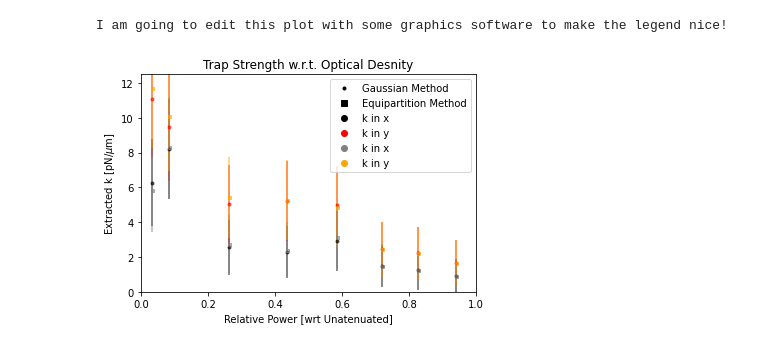
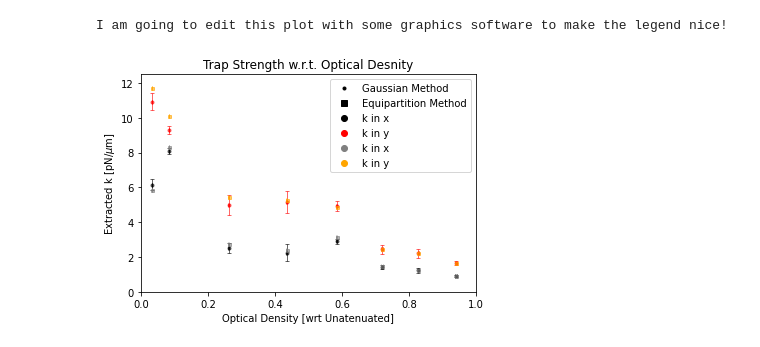
Before and after one commit to Ham0osh/Phys322W-OT, a Jupyter notebook: Power_dependance.ipynb, the cells around one changed output. Saved outputs shown, nothing was run; the diff lists cells and outputs as text; code cells hidden in the pictures.

```diff
--- a/Power_dependance.ipynb
+++ b/Power_dependance.ipynb
@@ -67,21 +70,39 @@ print(filenames)
 # filenames = np.concatenate((filenames1, filenames2))
 # print(filenames)
 
+k_b = cnst.Boltzmann
+T = 293.6
+
 k_arr = []
 k_arr_strength_eqi = []
 powerArray = []
+kx_errorArray = []
+ky_errorArray = []
 
 for filename in filenames:
     powerArray.append(float(filename.split("Power")[1][:-4]))
     ret = extract_data(filename)
-    analysis2 = make_histogram_projection(ret.x_dec, ret.y_dec)
+    analysis2 = make_histogram_projection(ret.x_dec, ret.y_dec,temp = T)
     # print(f"Via Gaussian Fit Method\nk_x = {analysis2.k_x}\nk_y = {analysis2.k_y}")
     k_arr.append([analysis2.k_x, analysis2.k_y])
     k_x, k_y = get_k_equipartition(ret.x_dec, ret.y_dec)
     k_arr_strength_eqi.append([k_x,k_y])
 
-powerArray_err = np.array(powerArray)*0.003 # 3% relative error
+    std_sigma = np.sqrt(np.diag(analysis2.pCov_x))[1]
+    sigma = analysis2.pOpt_x[1]
+    kx_error = 2*k_b*10**18*T/sigma**3*std_sigma
+
+    std_sigma = np.sqrt(np.diag(analysis2.pCov_y))[1]
+    sigma = analysis2.pOpt_y[1]
+    ky_error = 2*k_b*10**18*T/sigma**3*std_sigma
+
+    kx_errorArray.append(kx_error)
+    ky_errorArray.append(ky_error)
+
+powerArray_err = np.array(powerArray)*0.005 # 3% relative error & 2% from deviations between suggessive measurments
 old_powerArray = np.array(powerArray)
+kx_errorArray = np.array(kx_errorArray)
+ky_errorArray = np.array(ky_errorArray)
 
 k_arr_strength_gauss = np.array(k_arr)[:-2]
 k_arr_strength_equi = np.array(k_arr_strength_eqi)[:-2]
@@ -167,39 +189,37 @@ I am going to edit this plot with some graphics software to make the legend nice
 # %%
 # Plot WRT Optical Desnity (OD)
 OD_Array = -np.log10(powerArray)
 OD_Array_error = OD_Array*( 1/(powerArray*np.log(10))*powerArray_err )
 # x-axis error is of order 1e-3 is very small
 
-yerr_array_gaussx = np.sqrt(k_arr_strength_gauss[:,0])
-yerr_array_gaussy = np.sqrt(k_arr_strength_gauss[:,1])
-
-yerr_array_equix = np.sqrt(k_arr_strength_equi[:,0])
-yerr_array_equiy = np.sqrt(k_arr_strength_equi[:,1])
+yerr_array_gaussx = kx_errorArray[2:]
+yerr_array_gaussy = ky_errorArray[2:]
 
 alphaVal = 0.6
 
-plt.errorbar(OD_Array,k_arr_strength_gauss[:,0],yerr = yerr_array_gaussx, xerr = OD_Array_error, fmt =".",color = "black",alpha = alphaVal)
-plt.errorbar(OD_Array,k_arr_strength_gauss[:,1],yerr = yerr_array_gaussy, xerr = OD_Array_error, fmt =".",color = "red",alpha = alphaVal)
+plt.errorbar(OD_Array,k_arr_strength_gauss[:,0],yerr = yerr_array_gaussx, xerr = OD_Array_error, fmt =".",color = "black",alpha = alphaVal,linewidth = 1,capsize = 2)
+plt.errorbar(OD_Array,k_arr_strength_gauss[:,1],yerr = yerr_array_gaussy, xerr = OD_Array_error, fmt =".",color = "red",alpha = alphaVal,linewidth = 1,capsize = 2)
 plt.ylabel(r"Extracted k [pN/$\mu$m]")
 plt.xlabel("OD")
 
-plt.errorbar(OD_Array,k_arr_strength_equi[:,0],yerr = yerr_array_equix, xerr = OD_Array_error, fmt="s",markersize = 3,color = "grey",alpha = alphaVal)
-plt.errorbar(OD_Array,k_arr_strength_equi[:,1],yerr = yerr_array_equiy, xerr = OD_Array_error, fmt="s",markersize = 3,color = "orange",alpha = alphaVal)
+plt.errorbar(OD_Array,k_arr_strength_equi[:,0], xerr = OD_Array_error, fmt="s",markersize = 3,color = "grey",alpha = alphaVal,linewidth = 1,capsize = 2)
+plt.errorbar(OD_Array,k_arr_strength_equi[:,1], xerr = OD_Array_error, fmt="s",markersize = 3,color = "orange",alpha = alphaVal,linewidth = 1,capsize = 2)
 
 plt.plot(-10,-10,"k.",label = "Gaussian Method")
 plt.plot(-10,-10,"ks",label = "Equipartition Method")
 plt.plot(-10,-10,"o",label = "k in x",color = "black")
 plt.plot(-10,-10,"o",label = "k in y",color = "red")
 plt.plot(-10,-10,"o",label = "k in x",color = "grey")
 plt.plot(-10,-10,"o",label = "k in y",color = "orange")
 
 plt.xlim(0,1)
 plt.ylim(0,12.5)
 
 plt.ylabel(r"Extracted k [pN/$\mu$m]")
-plt.xlabel("Relative Power [wrt Unatenuated]")
+plt.xlabel("Optical Density [wrt Unatenuated]")
 plt.title("Trap Strength w.r.t. Optical Desnity")
 plt.legend()
+plt.savefig("Notes/strengthAnalysis_k_vs_OD_linear.pdf",pdi = 300)
 plt.show()
 # %% [output]
-[figure, old version]
+[figure, new version]
```
Also changed, not shown: parts of 8 cells of this notebook, 53 other files.
